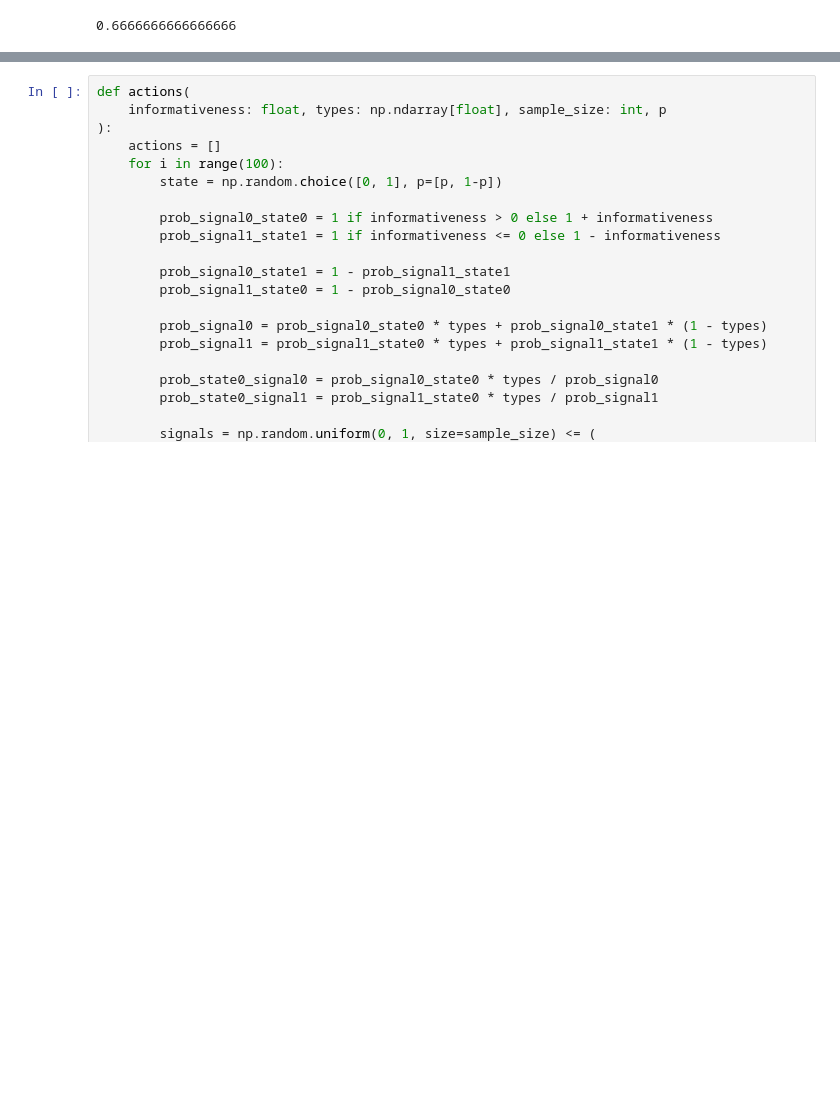
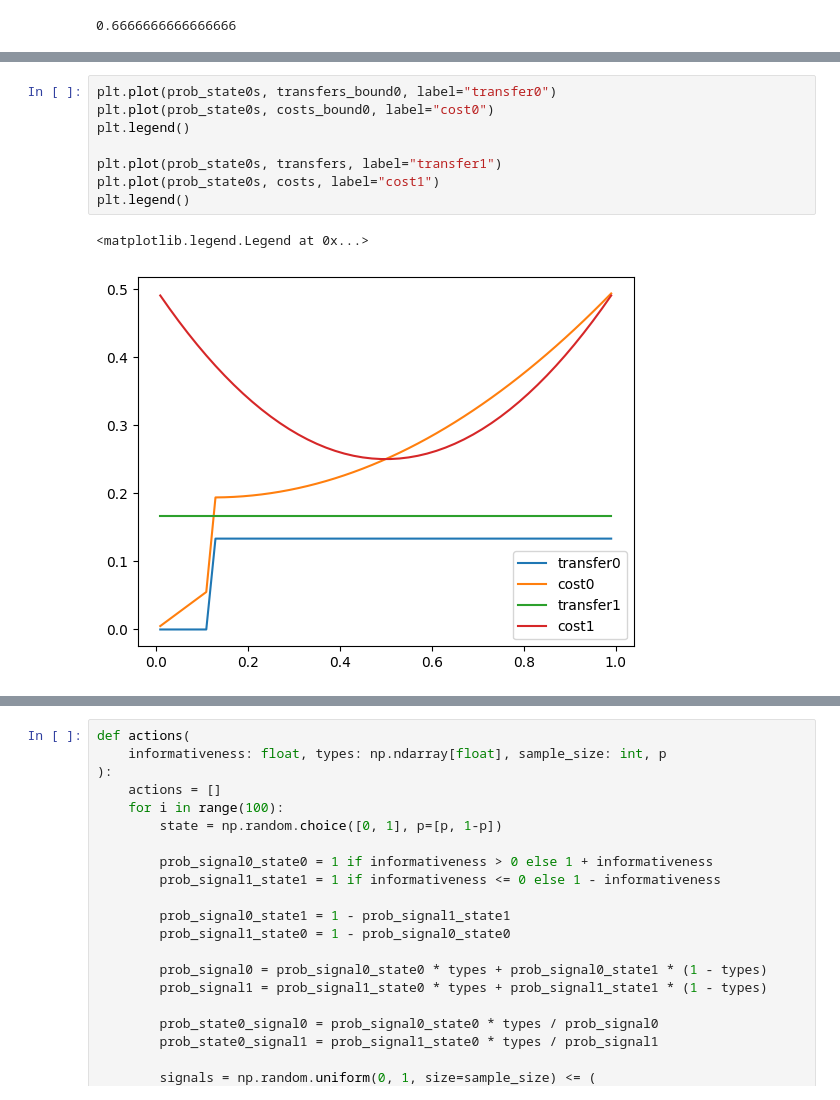
Before and after one commit to tdfalc/trading-information, a Jupyter notebook: analytics/test.ipynb, the cells around one changed output, grey strips where cells are left out. Saved outputs shown, nothing was run; the diff lists cells and outputs as text; blank space fills up the shorter version.

```diff
--- a/analytics/test.ipynb
+++ b/analytics/test.ipynb
@@ -137,0 +213,11 @@ array([-2.77828308e-16,  1.00000000e+00,  3.33333333e-01,  9.42055446e-16])
+# %%
+plt.plot(prob_state0s, transfers_bound0, label="transfer0")
+plt.plot(prob_state0s, costs_bound0, label="cost0")
+plt.legend()
+
+plt.plot(prob_state0s, transfers, label="transfer1")
+plt.plot(prob_state0s, costs, label="cost1")
+plt.legend()
+# %% [output]
+<matplotlib.legend.Legend at 0x...>
+[figure, added]
```
Also changed, not shown: parts of 31 cells of this notebook, 8 other files.
